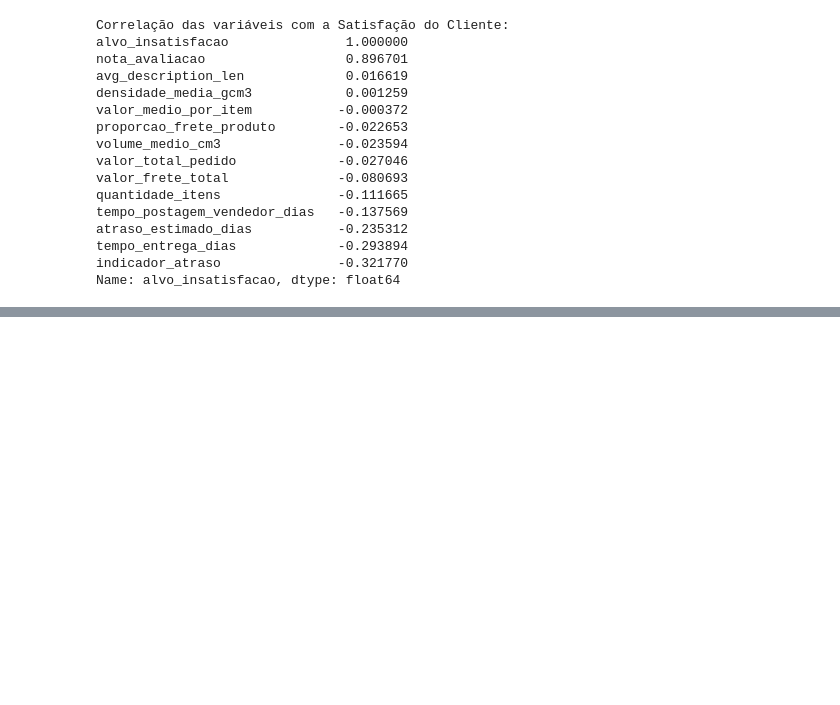
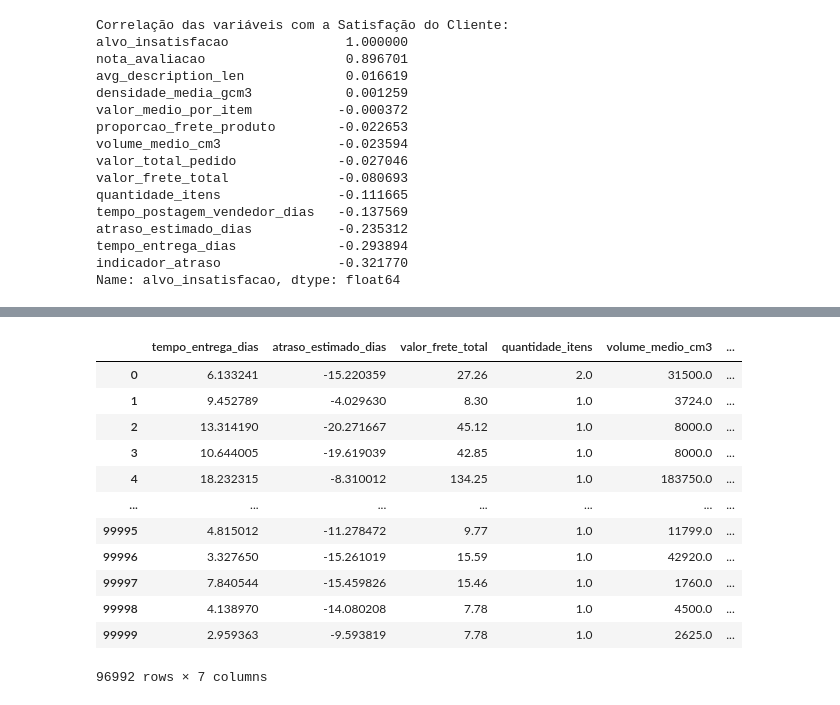
Before and after one commit to mvssilva/ecommerce-review-impact-study, a Jupyter notebook: main.ipynb, the cells around one changed output, grey strips where cells are left out. Drawn from its saved outputs; the diff is of its cells as text; code cells hidden in the pictures; blank space fills up the shorter version.

```diff
--- a/main.ipynb
+++ b/main.ipynb
@@ -381,0 +402,23 @@ Name: alvo_insatisfacao, dtype: float64
+# %%
+from sklearn.feature_selection import SelectKBest
+
+#verificando as K caricteristicas mais importantes
+ms = SelectKBest(score_func = mutual_info_classif, k = 7)
+ms.fit(X, y);
+
+ms.set_output(transform = 'pandas')
+ms.transform(X)
+# %% [output]
+|  | tempo_entrega_dias | atraso_estimado_dias | valor_frete_total | quantidade_itens | volume_medio_cm3 | ... |
+| 0 | 6.133241 | -15.220359 | 27.26 | 2.0 | 31500.0 | ... |
+| 1 | 9.452789 | -4.029630 | 8.30 | 1.0 | 3724.0 | ... |
+| 2 | 13.314190 | -20.271667 | 45.12 | 1.0 | 8000.0 | ... |
+| 3 | 10.644005 | -19.619039 | 42.85 | 1.0 | 8000.0 | ... |
+| 4 | 18.232315 | -8.310012 | 134.25 | 1.0 | 183750.0 | ... |
+| ... | ... | ... | ... | ... | ... | ... |
+| 99995 | 4.815012 | -11.278472 | 9.77 | 1.0 | 11799.0 | ... |
+| 99996 | 3.327650 | -15.261019 | 15.59 | 1.0 | 42920.0 | ... |
+| 99997 | 7.840544 | -15.459826 | 15.46 | 1.0 | 1760.0 | ... |
+| 99998 | 4.138970 | -14.080208 | 7.78 | 1.0 | 4500.0 | ... |
+| 99999 | 2.959363 | -9.593819 | 7.78 | 1.0 | 2625.0 | ... |
+96992 rows × 7 columns
```
Also changed, not shown: parts of 1 cell of this notebook.
